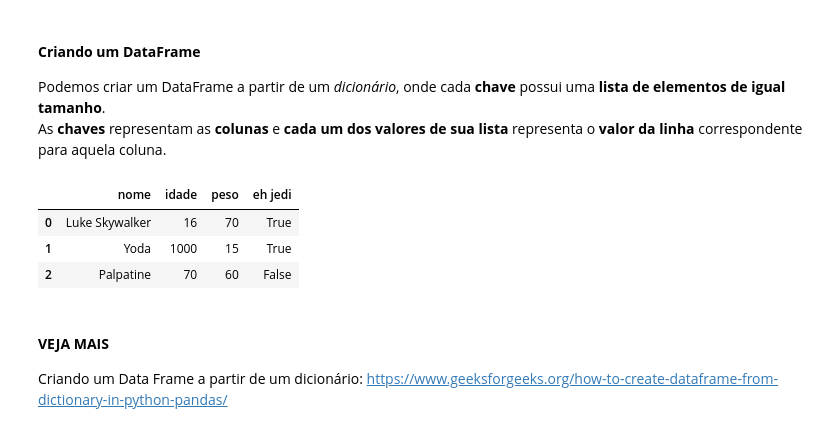
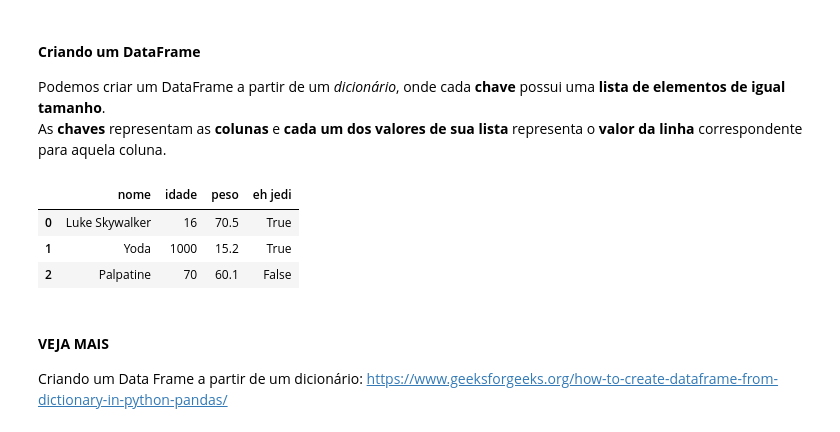
Before and after one commit to Helio-Rj/Aprendizado-Pandas, a Jupyter notebook: manipulacao_de_dados_codigo_base.ipynb, the cells around one changed output. Cells and saved outputs as stored; diff of their text form; code cells hidden in the pictures.

```diff
--- a/manipulacao_de_dados_codigo_base.ipynb
+++ b/manipulacao_de_dados_codigo_base.ipynb
@@ -163,19 +150,19 @@ O DataFrame possui 106823 linhas/observações/registros e 21 colunas/atributos/
 Podemos criar um DataFrame a partir de um _dicionário_, onde cada **chave** possui uma **lista de elementos de igual tamanho**.<br/>
 As **chaves** representam as **colunas** e **cada um dos valores de sua lista** representa o **valor da linha** correspondente para aquela coluna.
 # %%
-alunos_df = pd.DataFrame({
+personagens_df = pd.DataFrame({
     'nome': ['Luke Skywalker', 'Yoda', 'Palpatine'],
     'idade': [16, 1000, 70],
-    'peso': [70, 15, 60],
+    'peso': [70.5, 15.2, 60.1],
     'eh jedi': [True, True, False]  # o nome das colunas podem ter espaços
 })
 # %%
-alunos_df
+personagens_df
 # %% [output]
 |  | nome | idade | peso | eh jedi |
-| 0 | Luke Skywalker | 16 | 70 | True |
-| 1 | Yoda | 1000 | 15 | True |
-| 2 | Palpatine | 70 | 60 | False |
+| 0 | Luke Skywalker | 16 | 70.5 | True |
+| 1 | Yoda | 1000 | 15.2 | True |
+| 2 | Palpatine | 70 | 60.1 | False |
 # %% [markdown]
 #### **VEJA MAIS**
 Criando um Data Frame a partir de um dicionário: https://www.geeksforgeeks.org/how-to-create-dataframe-from-dictionary-in-python-pandas/
```
Also changed, not shown: parts of 40 cells of this notebook, 2 other files.
